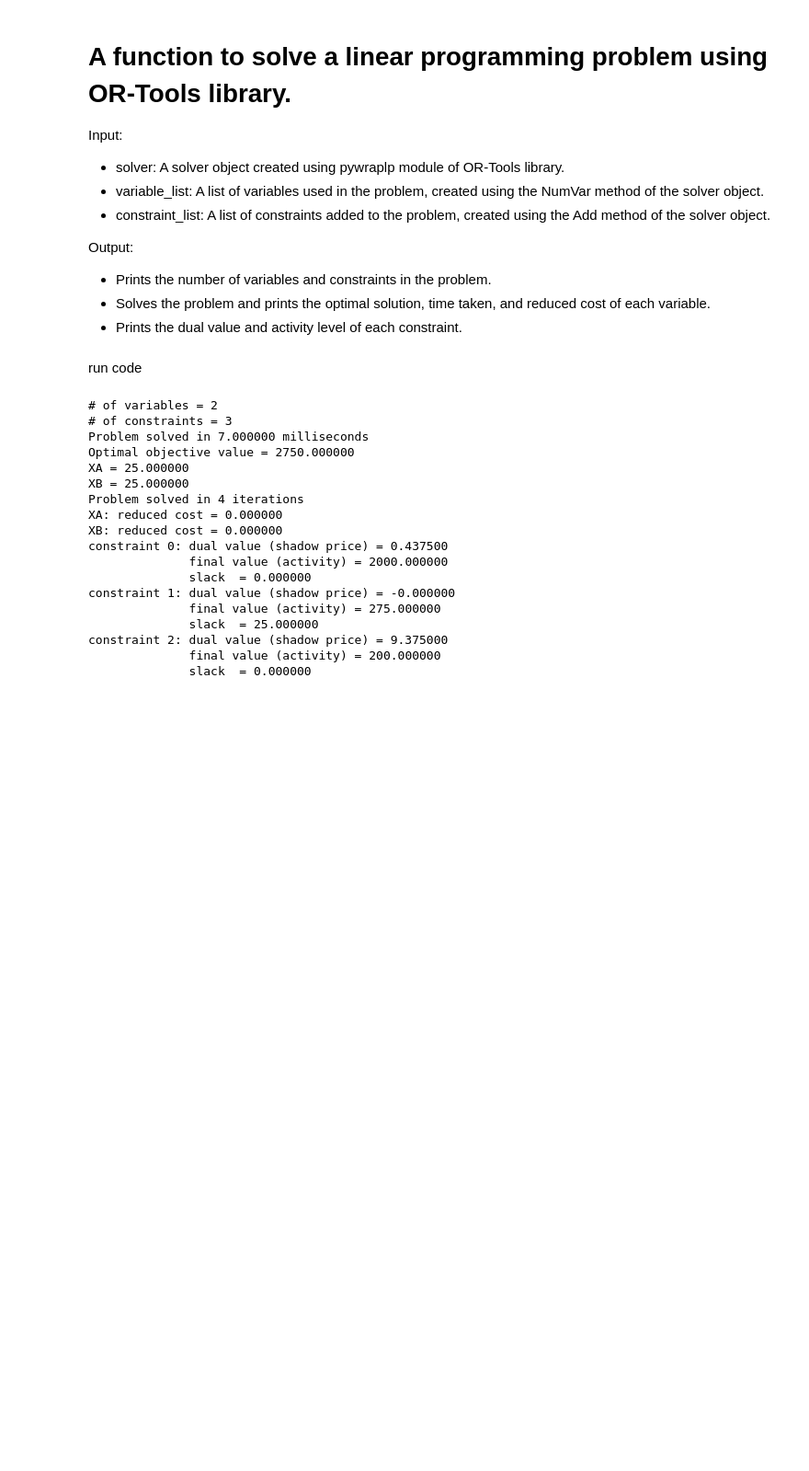
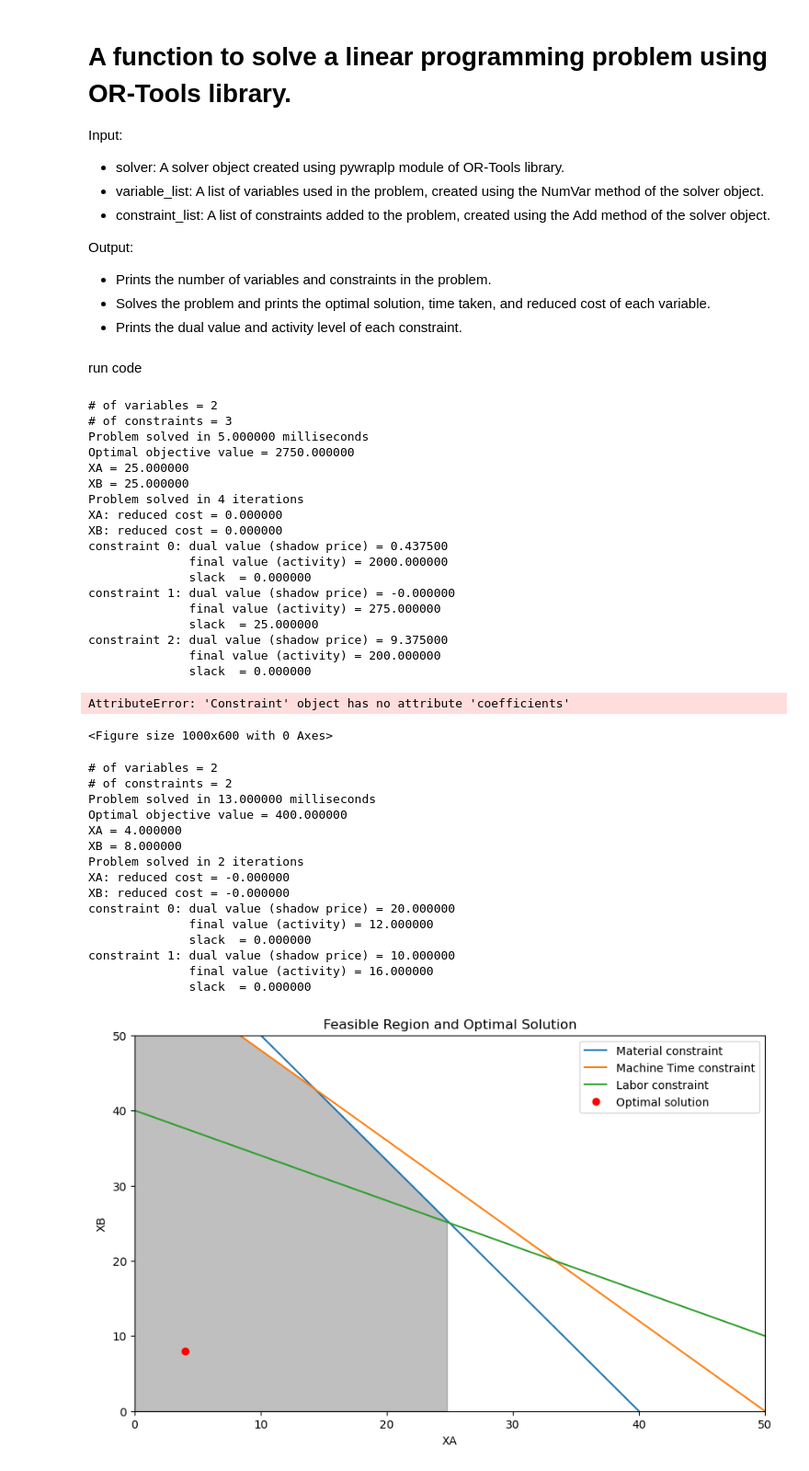
Before and after one commit to Biocomputing-Teaching/ORcourse, a Jupyter notebook: code/linear_programming.ipynb, the cells around one changed output. Shown at 92% size. Saved outputs shown, nothing was run; the diff lists cells and outputs as text; code cells hidden in the pictures; blank space fills up the shorter version.

```diff
--- a/code/linear_programming.ipynb
+++ b/code/linear_programming.ipynb
@@ -57,10 +119,12 @@ c1 = solver.Add(6 * x1 + 5 * x2  <= 300, 'MachineTime')
 c2 = solver.Add(3 * x1 + 5 * x2  <= 200, 'Labor')
 
 ShowResults(solver, [x1, x2], [c0, c1, c2])
+
+plot_solution([x1, x2], [c0, c1, c2])
 # %% [output]
 # of variables = 2
 # of constraints = 3
-Problem solved in 7.000000 milliseconds
+Problem solved in 5.000000 milliseconds
 Optimal objective value = 2750.000000
 XA = 25.000000
 XB = 25.000000
@@ -76,3 +140,39 @@ constraint 1: dual value (shadow price) = -0.000000
 constraint 2: dual value (shadow price) = 9.375000
               final value (activity) = 200.000000
               slack  = 0.000000
+AttributeError: 'Constraint' object has no attribute 'coefficients'
+<Figure size 1000x600 with 0 Axes>
+# %%
+# Define the solver to use
+solver = pywraplp.Solver.CreateSolver('GLOP')
+
+# Define the problem
+infinity = solver.infinity()
+x1 = solver.NumVar(0.0, infinity, 'XA')
+x2 = solver.NumVar(0.0, infinity, 'XB')
+
+solver.Maximize(40 * x1 + 30 * x2)
+c0 = solver.Add(x1 + x2 <= 12, 'Constraint 1')
+c1 = solver.Add(2 * x1 + x2 <= 16, 'Constraint 2')
+
+
+ShowResults(solver, [x1, x2], [c0, c1])
+
+plot_solution([x1, x2], [c0, c1])
+# %% [output]
+# of variables = 2
+# of constraints = 2
+Problem solved in 13.000000 milliseconds
+Optimal objective value = 400.000000
+XA = 4.000000
+XB = 8.000000
+Problem solved in 2 iterations
+XA: reduced cost = -0.000000
+XB: reduced cost = -0.000000
+constraint 0: dual value (shadow price) = 20.000000
+              final value (activity) = 12.000000
+              slack  = 0.000000
+constraint 1: dual value (shadow price) = 10.000000
+              final value (activity) = 16.000000
+              slack  = 0.000000
+[figure, added]
```
Also changed, not shown: parts of 1 cell of this notebook, 2 other files.
